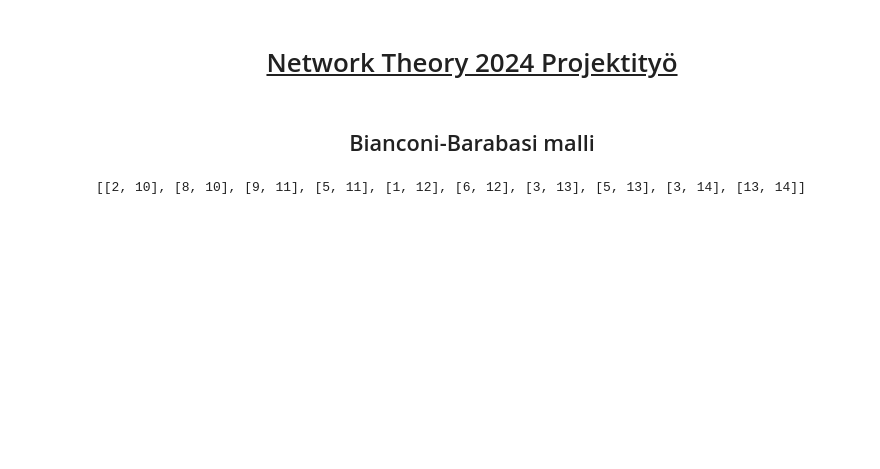
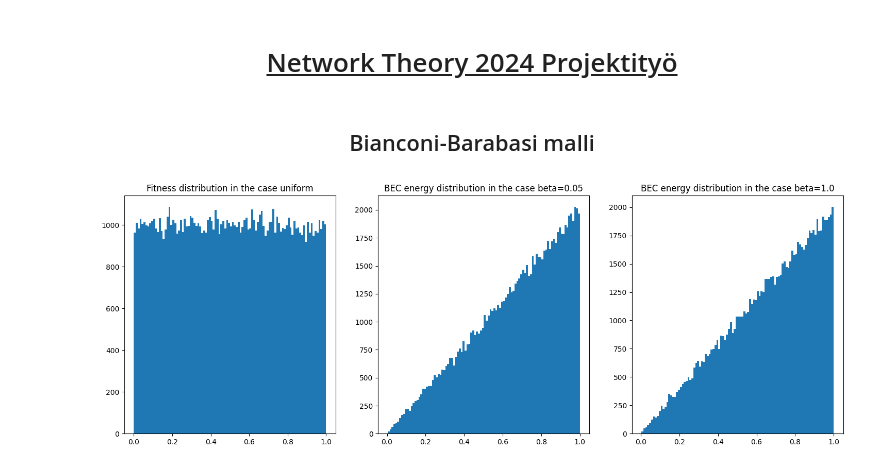
Before and after one commit to MiloSulin/nt-project, a Jupyter notebook: main.ipynb, the cells around one changed output. Cells and saved outputs as stored; diff of their text form; code cells hidden in the pictures; blank space fills up the shorter version.

```diff
--- a/main.ipynb
+++ b/main.ipynb
@@ -15,4 +11,0 @@ fit_dict, test_edge = BB.generateBianconiBarabasi(10000000, 2, beta_constant=0,
-# %%
-print(test_edge[10:20])
-# %% [output]
-[[2, 10], [8, 10], [9, 11], [5, 11], [1, 12], [6, 12], [3, 13], [5, 13], [3, 14], [13, 14]]
@@ -21,0 +12,20 @@ del test_edge
+# %%
+# testataan omaa funktiota ja nähdään kosahtaako kaikki
+test_cases = [(1, "uniform"), (0.05, "BEC"), (1.0, "BEC")]
+
+fig, axes = plt.subplots(1, 3, figsize=(18,6))
+plot_index = 0
+for case in test_cases:
+    test_dict, test_edge = BB.generateBianconiBarabasi(100000, 2, case[0], case[1])
+    test_fitns = list(test_dict.values())
+    if (case[1] != "uniform"):
+        test_nrgs = [-np.log(val) / case[0] for val in test_fitns]
+        axes[plot_index].hist(test_nrgs, bins=100)
+        axes[plot_index].title.set_text(f"{case[1]} energy distribution in the case beta={case[0]}")
+    else:
+        axes[plot_index].hist(test_fitns, bins=100)
+        axes[plot_index].title.set_text(f"Fitness distribution in the case {case[1]}")
+    plot_index += 1
+plt.show()
+# %% [output]
+[figure, added]
```
Also changed, not shown: parts of 3 cells of this notebook, 1 other file.
